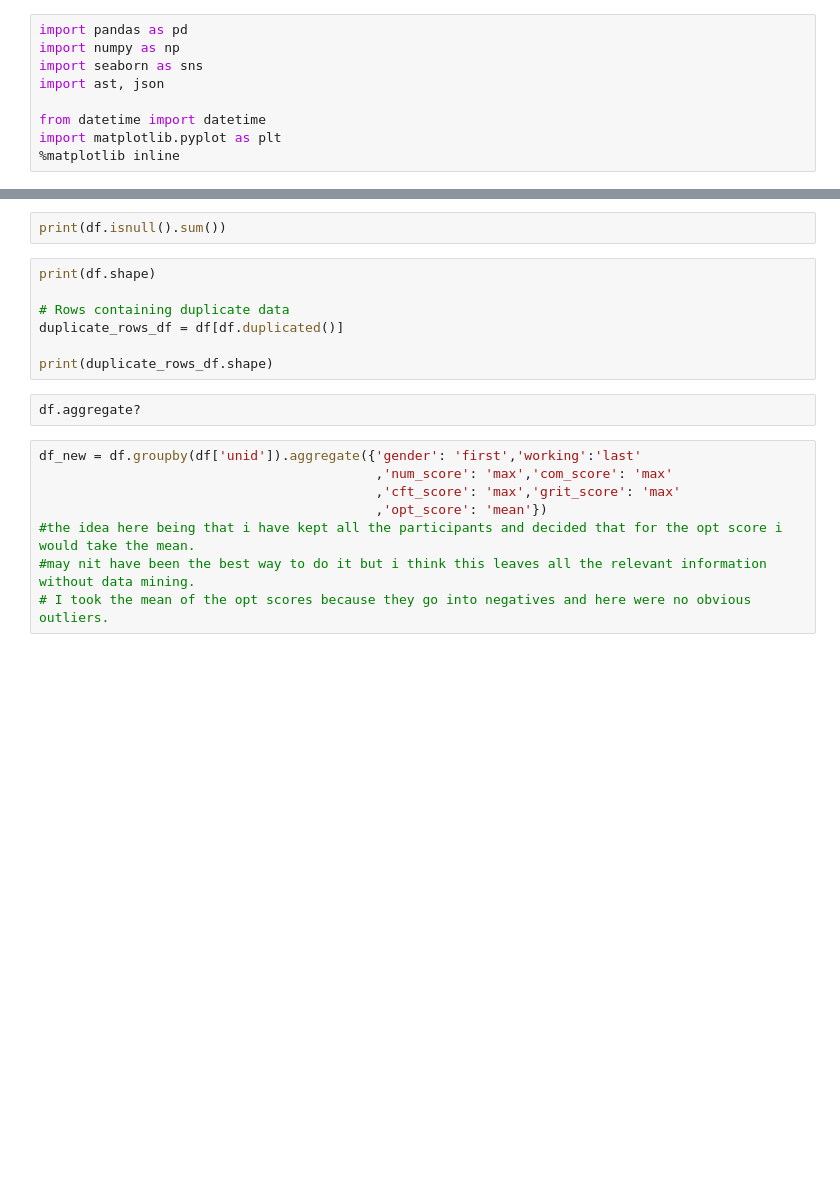
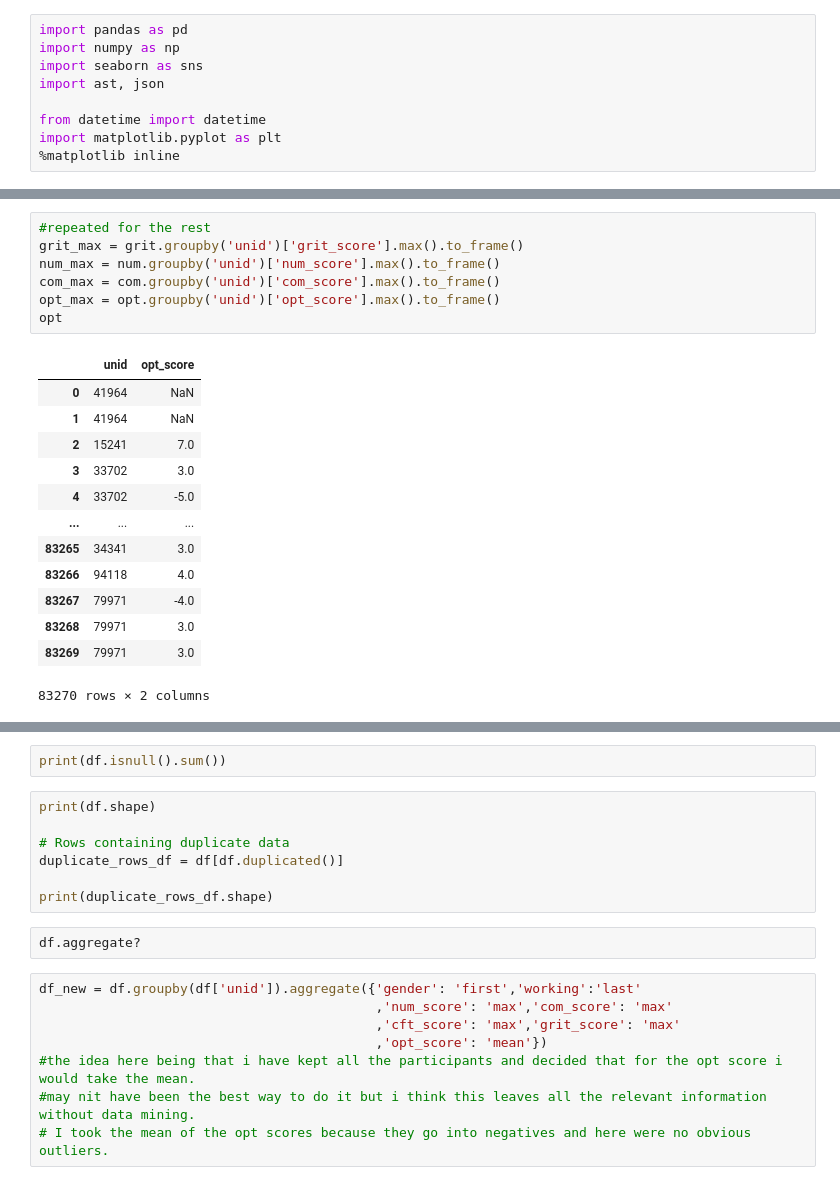
Before and after one commit to smmarjaei/iX_Harambee_Impact_Project, a Jupyter notebook: nick attempt 1.ipynb, the cells around one changed output, grey strips where cells are left out. Drawn from its saved outputs; the diff is of its cells as text; blank space fills up the shorter version.

```diff
--- a/nick attempt 1.ipynb
+++ b/nick attempt 1.ipynb
@@ -51 +125,22 @@ data.shape
+# %%
+#repeated for the rest
+grit_max = grit.groupby('unid')['grit_score'].max().to_frame()
+num_max = num.groupby('unid')['num_score'].max().to_frame()
+com_max = com.groupby('unid')['com_score'].max().to_frame()
+opt_max = opt.groupby('unid')['opt_score'].max().to_frame()
+opt
+# %% [output]
+|  | unid | opt_score |
+| 0 | 41964 | NaN |
+| 1 | 41964 | NaN |
+| 2 | 15241 | 7.0 |
+| 3 | 33702 | 3.0 |
+| 4 | 33702 | -5.0 |
+| ... | ... | ... |
+| 83265 | 34341 | 3.0 |
+| 83266 | 94118 | 4.0 |
+| 83267 | 79971 | -4.0 |
+| 83268 | 79971 | 3.0 |
+| 83269 | 79971 | 3.0 |
+83270 rows × 2 columns
 # %%
```
Also changed, not shown: parts of 12 cells of this notebook.
